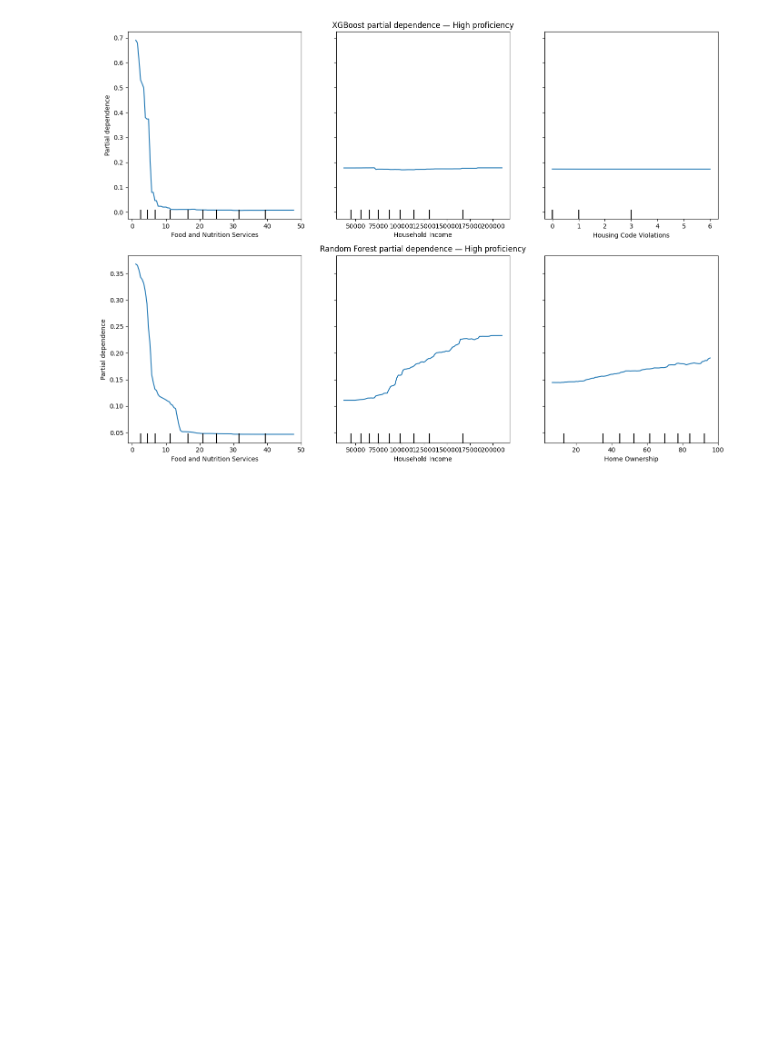
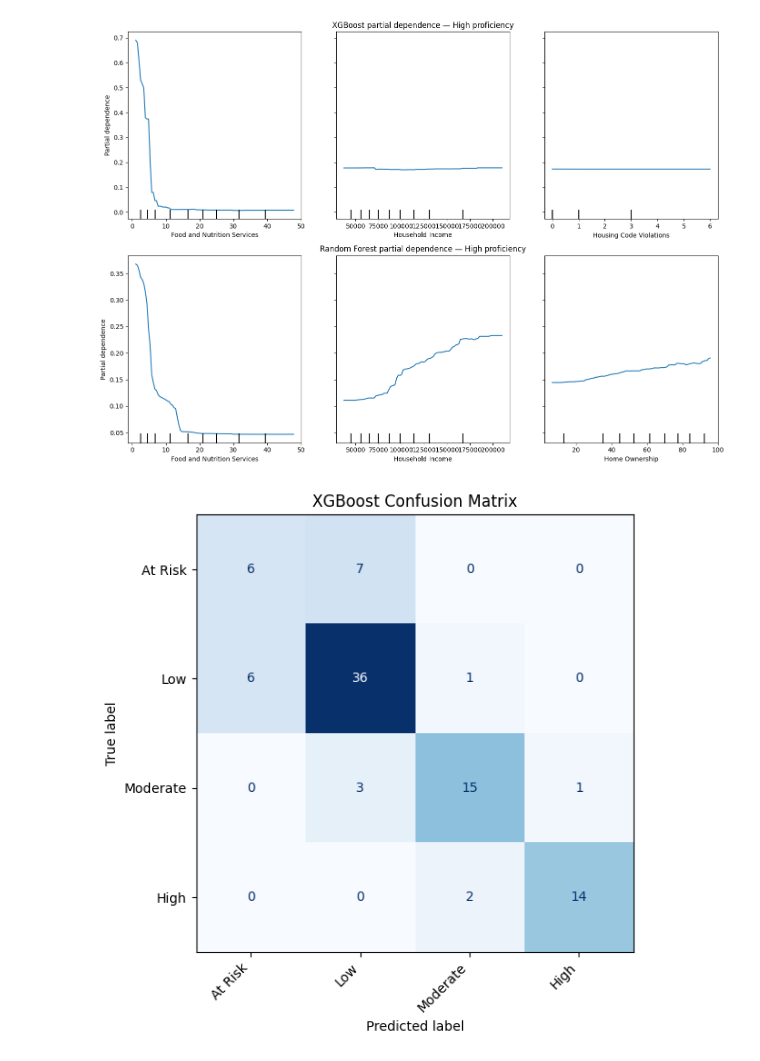
Before and after one commit to jrdn-sentosa/charlotte-k12-proficiency, a Jupyter notebook: classification.ipynb, the cells around one changed output. Saved outputs shown, nothing was run; the diff lists cells and outputs as text; code cells hidden in the pictures; blank space fills up the shorter version.

Commit message:
feat: added confusion matrix to classificiation

```diff
--- a/classification.ipynb
+++ b/classification.ipynb
@@ -290,3 +290,18 @@ plt.tight_layout()
 plt.show()
 # %% [output]
 [figure]
+# %%
+xgb_model = pipelines["XGBoost"]
+y_pred_xgb = xgb_model.predict(X_test)
+
+cm = confusion_matrix(y_test, y_pred_xgb)
+disp = ConfusionMatrixDisplay(confusion_matrix=cm, display_labels=class_names)
+
+fig, ax = plt.subplots(figsize=(8, 6))
+disp.plot(ax=ax, cmap="Blues", colorbar=False, values_format="d")
+ax.set_title("XGBoost Confusion Matrix")
+plt.xticks(rotation=45, ha="right")
+plt.tight_layout()
+plt.show()
+# %% [output]
+[figure, added]
```
Also changed, not shown: parts of 1 cell of this notebook, 1 other file.
